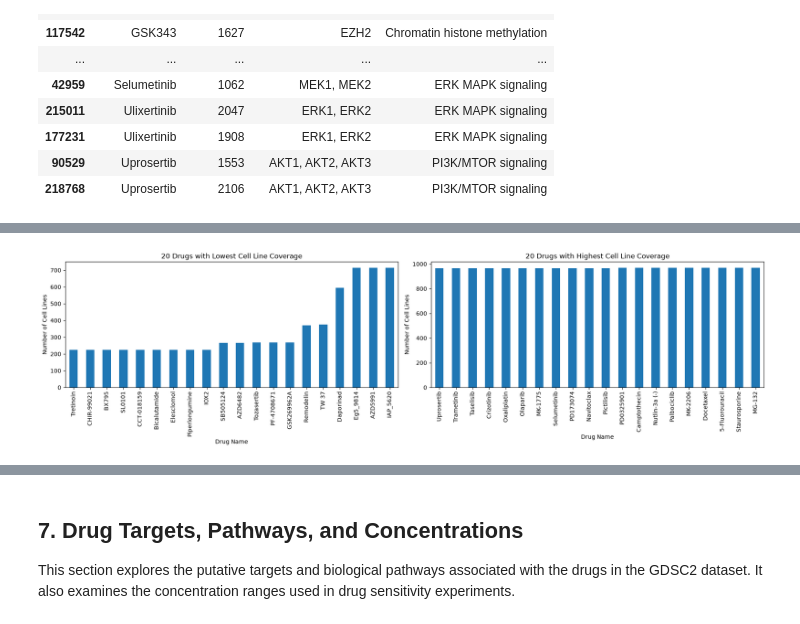
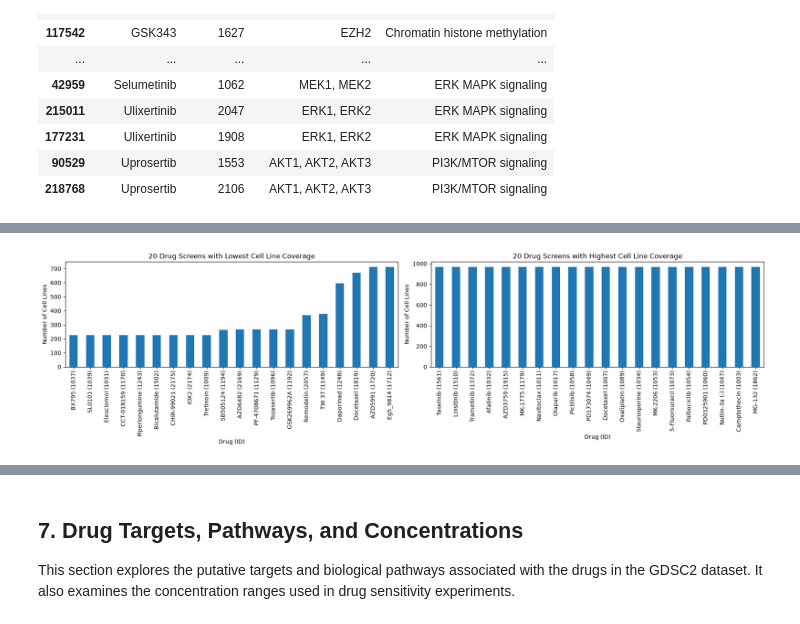
Before and after one commit to ReyhaNexus/GDSC2-drug-response_EDA, a Jupyter notebook: drug_response.ipynb, the cells around one changed output, grey strips where cells are left out. Saved outputs shown, nothing was run; the diff lists cells and outputs as text; code cells hidden in the pictures.

```diff
--- a/drug_response.ipynb
+++ b/drug_response.ipynb
@@ -41,5 +44,5 @@ import matplotlib.pyplot as plt
 # %%
-gdsc = pd.read_excel("GDSC2_fitted_dose_response_27Oct23.xlsx")
+gdsc = pd.read_csv("GDSC2_fitted_dose_response_27Oct23.csv")
 # %% [markdown]
 ## 3. Initial Data Inspection
 
@@ -414,0 +405,7 @@ Name: SANGER_MODEL_ID, dtype: float64
+# %%
+coverage_df = (gdsc.groupby(["DRUG_ID", "DRUG_NAME"])["SANGER_MODEL_ID"].nunique().reset_index(name="n_models"))
+
+coverage_df["label"] = (coverage_df["DRUG_NAME"] + " ("+ coverage_df["DRUG_ID"].astype(str) + ")")
+
+drug_coverage = coverage_df.set_index("label")["n_models"]
+drug_coverage.describe()
@@ -451,29 +452,24 @@ The median is higher than the mean, indicating that at least some drugs have sub
 # %%
 fig, axes = plt.subplots(1, 2, figsize=(18, 5))
 
-# 20 drugs with lowest coverage
-drug_coverage.sort_values().head(20).plot(
-    kind="bar",
-    ax=axes[0]
-)
+# 20 screens with lowest coverage
+drug_coverage.sort_values().head(20).plot(kind="bar", ax=axes[0])
+axes[0].set_xlabel("Drug (ID)")
 
-axes[0].set_xlabel("Drug Name")
 axes[0].set_ylabel("Number of Cell Lines")
-axes[0].set_title("20 Drugs with Lowest Cell Line Coverage")
+axes[0].set_title("20 Drug Screens with Lowest Cell Line Coverage")
 axes[0].tick_params(axis="x", rotation=90)
 
-# 20 drugs with highest coverage
-drug_coverage.sort_values().tail(20).plot(
-    kind="bar",
-    ax=axes[1]
-)
 
-axes[1].set_xlabel("Drug Name")
+# 20 screens with highest coverage
+drug_coverage.sort_values().tail(20).plot(kind="bar", ax=axes[1])
+axes[1].set_xlabel("Drug (ID)")
 axes[1].set_ylabel("Number of Cell Lines")
-axes[1].set_title("20 Drugs with Highest Cell Line Coverage")
+axes[1].set_title("20 Drug Screens with Highest Cell Line Coverage")
 axes[1].tick_params(axis="x", rotation=90)
 
 plt.tight_layout()
+
 plt.show()
 # %% [output]
-[figure, old version]
+[figure, new version]
```
Also changed, not shown: parts of 137 cells of this notebook.
